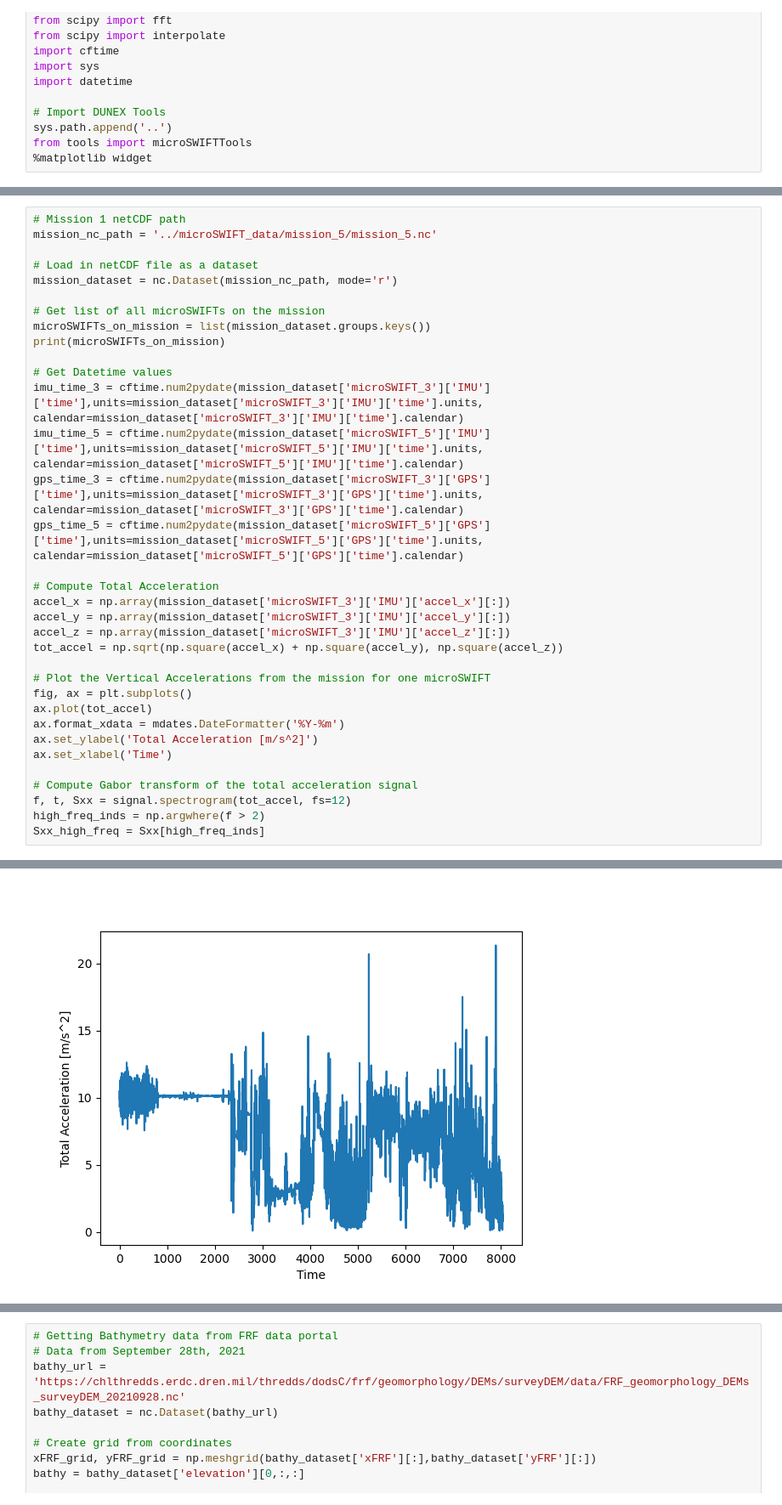
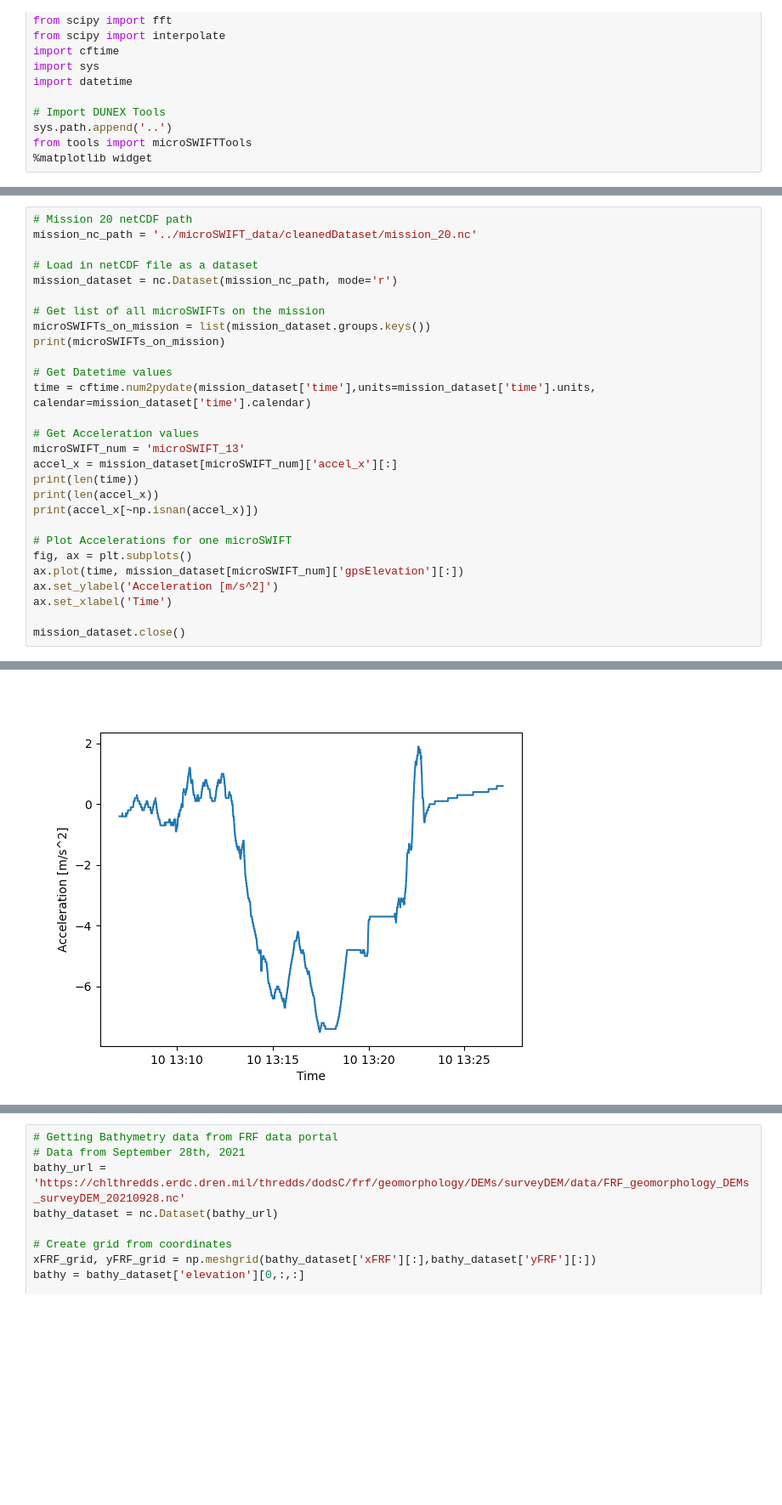
Before and after one commit to SASlabgroup/DUNEXMainExp, a Jupyter notebook: analysis/DUNEX-Data-exploration.ipynb, the cells around one changed output, grey strips where cells are left out. Shown: that part at 85% size. Drawn from its saved outputs; the diff is of its cells as text; blank space fills up the shorter version.

Commit message:
updated data exploration notebook

```diff
--- a/analysis/DUNEX-Data-exploration.ipynb
+++ b/analysis/DUNEX-Data-exploration.ipynb
@@ -24,6 +24,6 @@ from tools import microSWIFTTools
 # %%
-# Mission 1 netCDF path
-mission_nc_path = '../microSWIFT_data/mission_5/mission_5.nc'
+# Mission 20 netCDF path
+mission_nc_path = '../microSWIFT_data/cleanedDataset/mission_20.nc'
 
 # Load in netCDF file as a dataset
 mission_dataset = nc.Dataset(mission_nc_path, mode='r')
@@ -33,26 +33,20 @@ microSWIFTs_on_mission = list(mission_dataset.groups.keys())
 print(microSWIFTs_on_mission)
 
 # Get Datetime values
-imu_time_3 = cftime.num2pydate(mission_dataset['microSWIFT_3']['IMU']['time'],units=mission_dataset['microSWIFT_3']['IMU']['time'].units, calendar=mission_dataset['microSWIFT_3']['IMU']['time'].calendar)
-imu_time_5 = cftime.num2pydate(mission_dataset['microSWIFT_5']['IMU']['time'],units=mission_dataset['microSWIFT_5']['IMU']['time'].units, calendar=mission_dataset['microSWIFT_5']['IMU']['time'].calendar)
-gps_time_3 = cftime.num2pydate(mission_dataset['microSWIFT_3']['GPS']['time'],units=mission_dataset['microSWIFT_3']['GPS']['time'].units, calendar=mission_dataset['microSWIFT_3']['GPS']['time'].calendar)
-gps_time_5 = cftime.num2pydate(mission_dataset['microSWIFT_5']['GPS']['time'],units=mission_dataset['microSWIFT_5']['GPS']['time'].units, calendar=mission_dataset['microSWIFT_5']['GPS']['time'].calendar)
+time = cftime.num2pydate(mission_dataset['time'],units=mission_dataset['time'].units, calendar=mission_dataset['time'].calendar)
 
-# Compute Total Acceleration
-accel_x = np.array(mission_dataset['microSWIFT_3']['IMU']['accel_x'][:])
-accel_y = np.array(mission_dataset['microSWIFT_3']['IMU']['accel_y'][:])
-accel_z = np.array(mission_dataset['microSWIFT_3']['IMU']['accel_z'][:])
-tot_accel = np.sqrt(np.square(accel_x) + np.square(accel_y), np.square(accel_z))
+# Get Acceleration values
+microSWIFT_num = 'microSWIFT_13'
+accel_x = mission_dataset[microSWIFT_num]['accel_x'][:]
+print(len(time))
+print(len(accel_x))
+print(accel_x[~np.isnan(accel_x)])
 
-# Plot the Vertical Accelerations from the mission for one microSWIFT
+# Plot Accelerations for one microSWIFT
 fig, ax = plt.subplots()
-ax.plot(tot_accel)
-ax.format_xdata = mdates.DateFormatter('%Y-%m')
-ax.set_ylabel('Total Acceleration [m/s^2]')
+ax.plot(time, mission_dataset[microSWIFT_num]['gpsElevation'][:])
+ax.set_ylabel('Acceleration [m/s^2]')
 ax.set_xlabel('Time')
 
-# Compute Gabor transform of the total acceleration signal
-f, t, Sxx = signal.spectrogram(tot_accel, fs=12)
-high_freq_inds = np.argwhere(f > 2)
-Sxx_high_freq = Sxx[high_freq_inds]
+mission_dataset.close()
 # %% [output]
@@ -60 +57 @@ Sxx_high_freq = Sxx[high_freq_inds]
-[figure, old version]
+[figure, new version]
```
Also changed, not shown: parts of 7 cells of this notebook.
